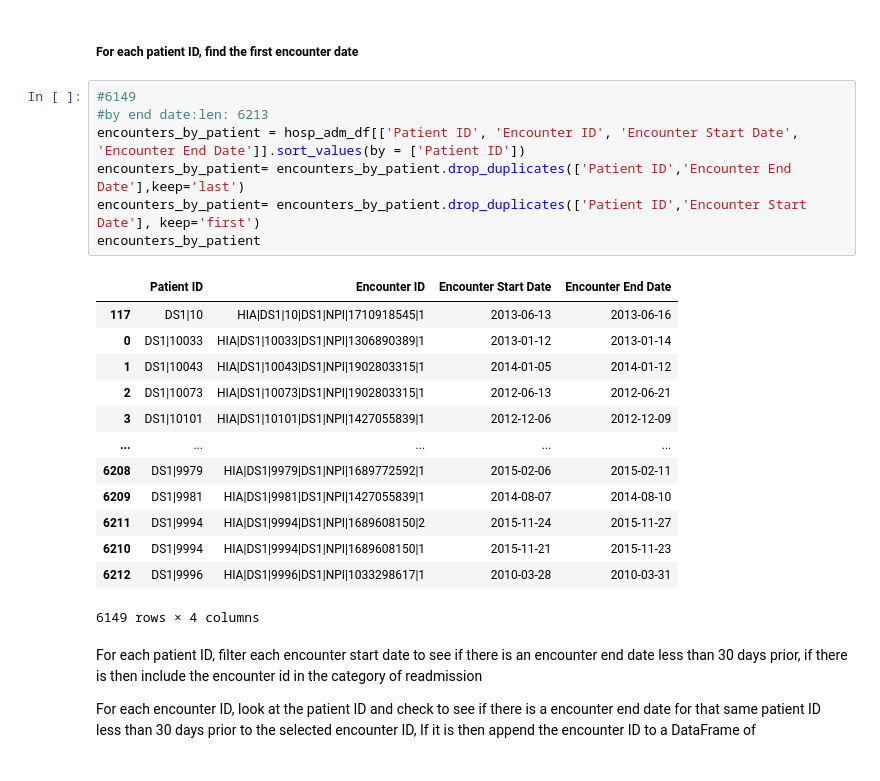
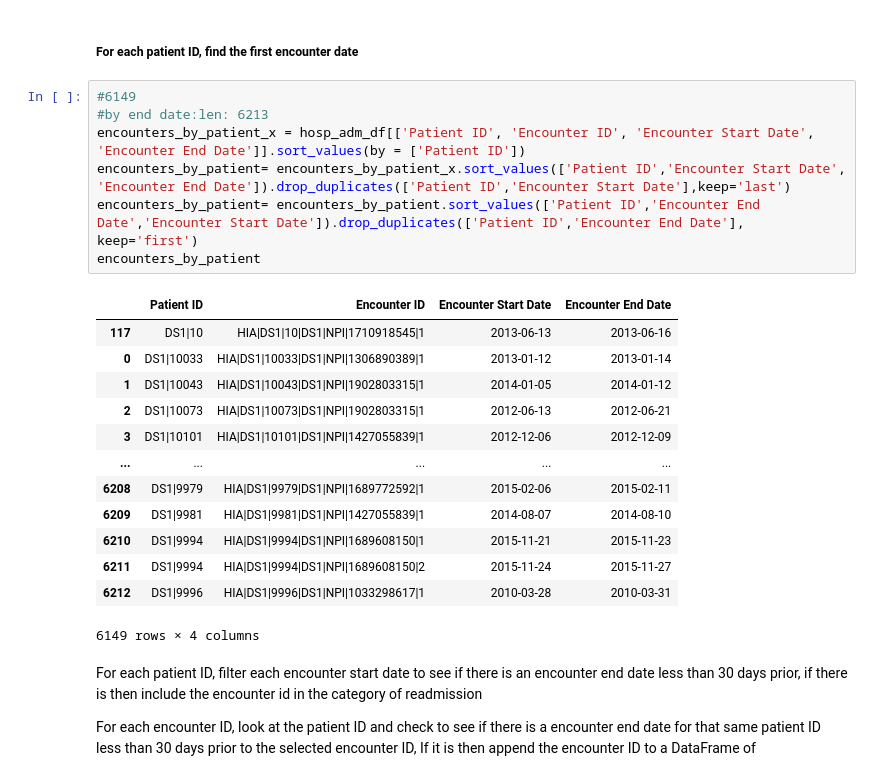
Before and after one commit to simon-mack/hospital_readmission_analysis, a Jupyter notebook: Data Files/URSA_Health_pca-question_1.ipynb, the cells around one changed output. Drawn from its saved outputs; the diff is of its cells as text.

```diff
--- a/Data Files/URSA_Health_pca-question_1.ipynb
+++ b/Data Files/URSA_Health_pca-question_1.ipynb
@@ -28,22 +28,22 @@ hosp_adm_df.dtypes
 # %%
 #6149
 #by end date:len: 6213
-encounters_by_patient = hosp_adm_df[['Patient ID', 'Encounter ID', 'Encounter Start Date', 'Encounter End Date']].sort_values(by = ['Patient ID'])
-encounters_by_patient= encounters_by_patient.drop_duplicates(['Patient ID','Encounter End Date'],keep='last')
-encounters_by_patient= encounters_by_patient.drop_duplicates(['Patient ID','Encounter Start Date'], keep='first')
+encounters_by_patient_x = hosp_adm_df[['Patient ID', 'Encounter ID', 'Encounter Start Date', 'Encounter End Date']].sort_values(by = ['Patient ID'])
+encounters_by_patient= encounters_by_patient_x.sort_values(['Patient ID','Encounter Start Date', 'Encounter End Date']).drop_duplicates(['Patient ID','Encounter Start Date'],keep='last')
+encounters_by_patient= encounters_by_patient.sort_values(['Patient ID','Encounter End Date','Encounter Start Date']).drop_duplicates(['Patient ID','Encounter End Date'], keep='first')
 encounters_by_patient
 # %% [output]
 |  | Patient ID | Encounter ID | Encounter Start Date | Encounter End Date |
 | 117 | DS1|10 | HIA|DS1|10|DS1|NPI|1710918545|1 | 2013-06-13 | 2013-06-16 |
 | 0 | DS1|10033 | HIA|DS1|10033|DS1|NPI|1306890389|1 | 2013-01-12 | 2013-01-14 |
 | 1 | DS1|10043 | HIA|DS1|10043|DS1|NPI|1902803315|1 | 2014-01-05 | 2014-01-12 |
 | 2 | DS1|10073 | HIA|DS1|10073|DS1|NPI|1902803315|1 | 2012-06-13 | 2012-06-21 |
 | 3 | DS1|10101 | HIA|DS1|10101|DS1|NPI|1427055839|1 | 2012-12-06 | 2012-12-09 |
 | ... | ... | ... | ... | ... |
 | 6208 | DS1|9979 | HIA|DS1|9979|DS1|NPI|1689772592|1 | 2015-02-06 | 2015-02-11 |
 | 6209 | DS1|9981 | HIA|DS1|9981|DS1|NPI|1427055839|1 | 2014-08-07 | 2014-08-10 |
+| 6210 | DS1|9994 | HIA|DS1|9994|DS1|NPI|1689608150|1 | 2015-11-21 | 2015-11-23 |
 | 6211 | DS1|9994 | HIA|DS1|9994|DS1|NPI|1689608150|2 | 2015-11-24 | 2015-11-27 |
-| 6210 | DS1|9994 | HIA|DS1|9994|DS1|NPI|1689608150|1 | 2015-11-21 | 2015-11-23 |
 | 6212 | DS1|9996 | HIA|DS1|9996|DS1|NPI|1033298617|1 | 2010-03-28 | 2010-03-31 |
 6149 rows × 4 columns
 # %% [markdown]
```
Also changed, not shown: parts of 1 cell of this notebook, 3 other files.
